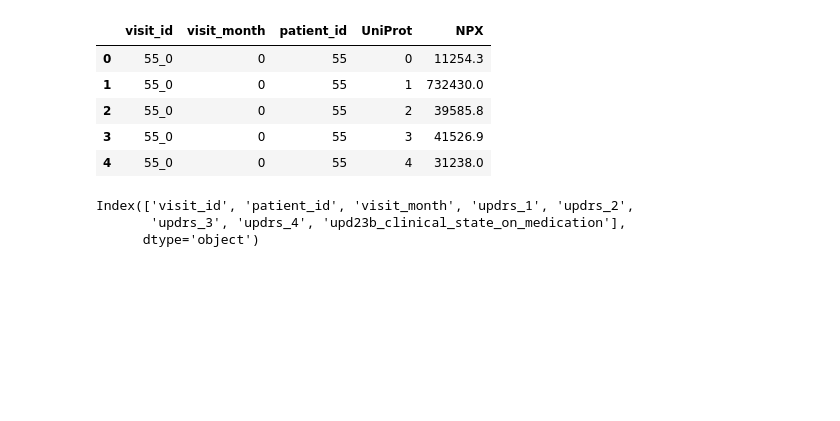
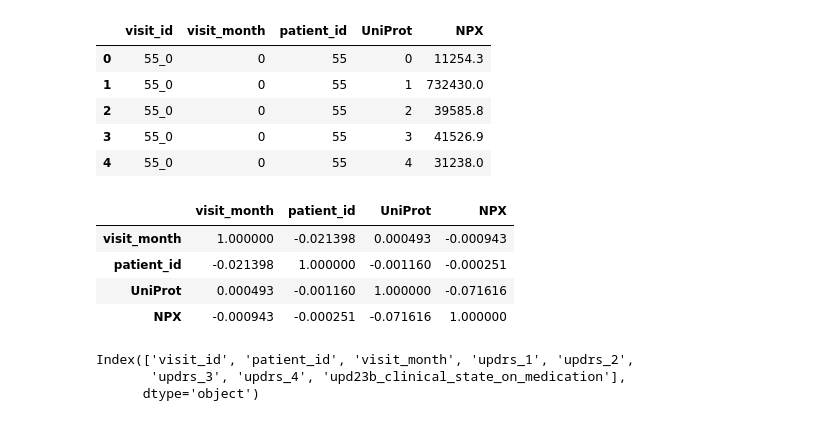
Before and after one commit to ezgibooth/Predicting_Parkinsons_Progression, a Jupyter notebook: PredictingParkinsonsNotepad.ipynb, the cells around one changed output. Saved outputs shown, nothing was run; the diff lists cells and outputs as text; code cells hidden in the pictures; blank space fills up the shorter version.

```diff
--- a/PredictingParkinsonsNotepad.ipynb
+++ b/PredictingParkinsonsNotepad.ipynb
@@ -137,6 +144,15 @@ proteins.head()
 | 2 | 55_0 | 0 | 55 | 2 | 39585.8 |
 | 3 | 55_0 | 0 | 55 | 3 | 41526.9 |
 | 4 | 55_0 | 0 | 55 | 4 | 31238.0 |
+# %%
+#quick correlation check
+proteins.corr().style.background_gradient(cmap='RdBu')
+# %% [output]
+|  | visit_month | patient_id | UniProt | NPX |
+| visit_month | 1.000000 | -0.021398 | 0.000493 | -0.000943 |
+| patient_id | -0.021398 | 1.000000 | -0.001160 | -0.000251 |
+| UniProt | 0.000493 | -0.001160 | 1.000000 | -0.071616 |
+| NPX | -0.000943 | -0.000251 | -0.071616 | 1.000000 |
 # %%
 clinical.columns
 # %% [output]
```
Also changed, not shown: parts of 9 cells of this notebook.
